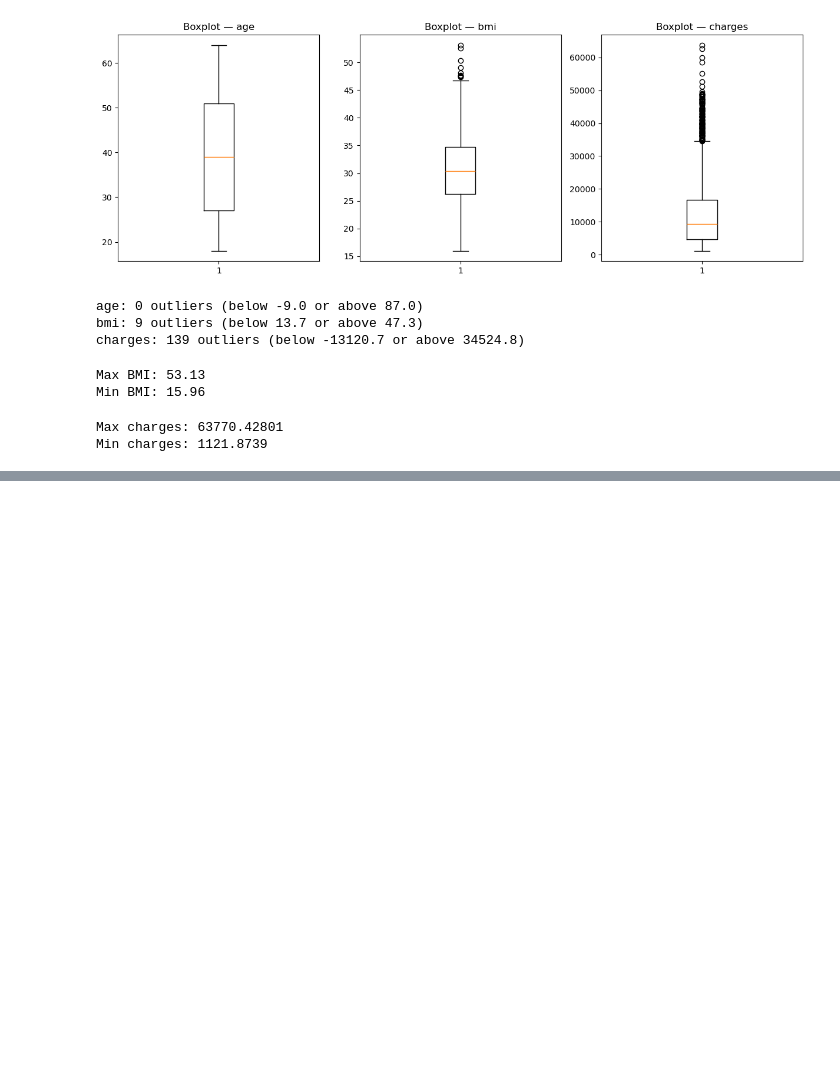
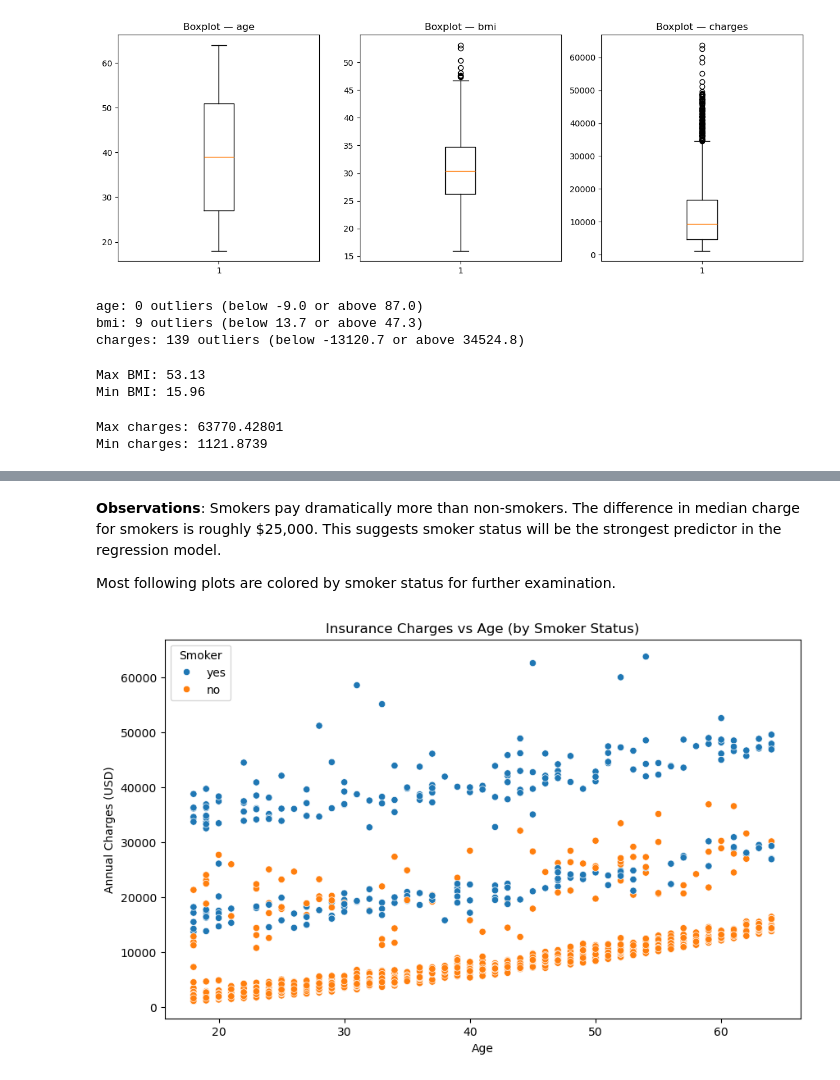
Before and after one commit to amanda-h06/medical-insurance-analysis, a Jupyter notebook: insurance_analysis.ipynb, the cells around one changed output, grey strips where cells are left out. Saved outputs shown, nothing was run; the diff lists cells and outputs as text; code cells hidden in the pictures; blank space fills up the shorter version.

```diff
--- a/insurance_analysis.ipynb
+++ b/insurance_analysis.ipynb
@@ -187,0 +218,22 @@ Dataset is now clean and ready for analysis.
+# %% [markdown]
+**Observations**: Smokers pay dramatically more than non-smokers. The difference in median charge for smokers
+is roughly $25,000. This suggests smoker status will be the strongest predictor in the regression model.
+
+Most following plots are colored by smoker status for further examination.
+# %%
+# Plot 3: Insurance Charges vs Age (secondary predictor)
+plt.figure(figsize=(10, 6))
+
+sns.scatterplot(x='age', y='charges', hue='smoker', data=df)
+
+plt.title('Insurance Charges vs Age (by Smoker Status)')
+plt.xlabel('Age')                    # numerical
+plt.ylabel('Annual Charges (USD)')   # numerical
+
+plt.legend(title='Smoker', loc='upper left')
+
+plt.show()
+
+# Observations: charges increase with age
+# %% [output]
+[figure, added]
```
Also changed, not shown: parts of 18 cells of this notebook.
